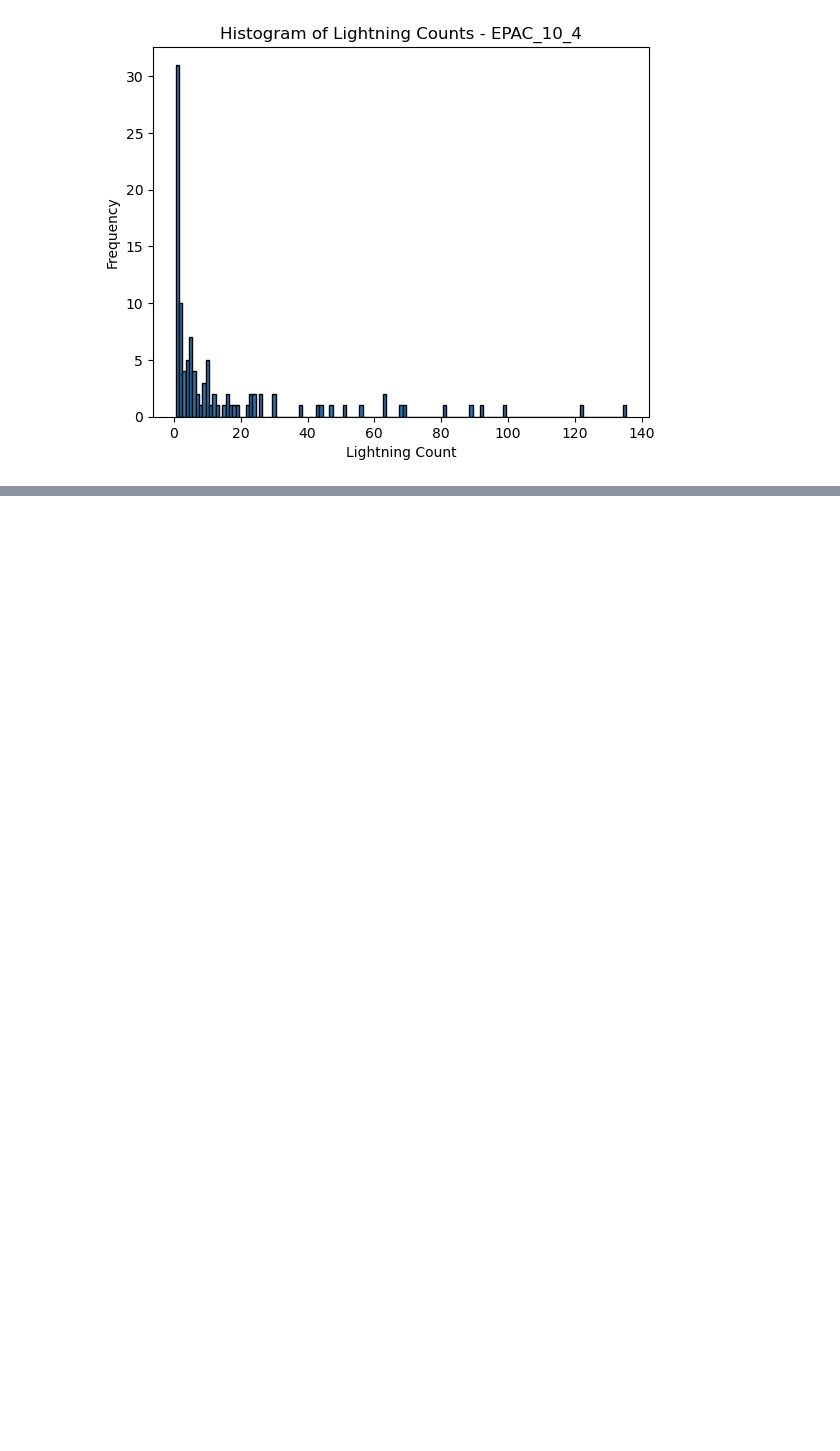
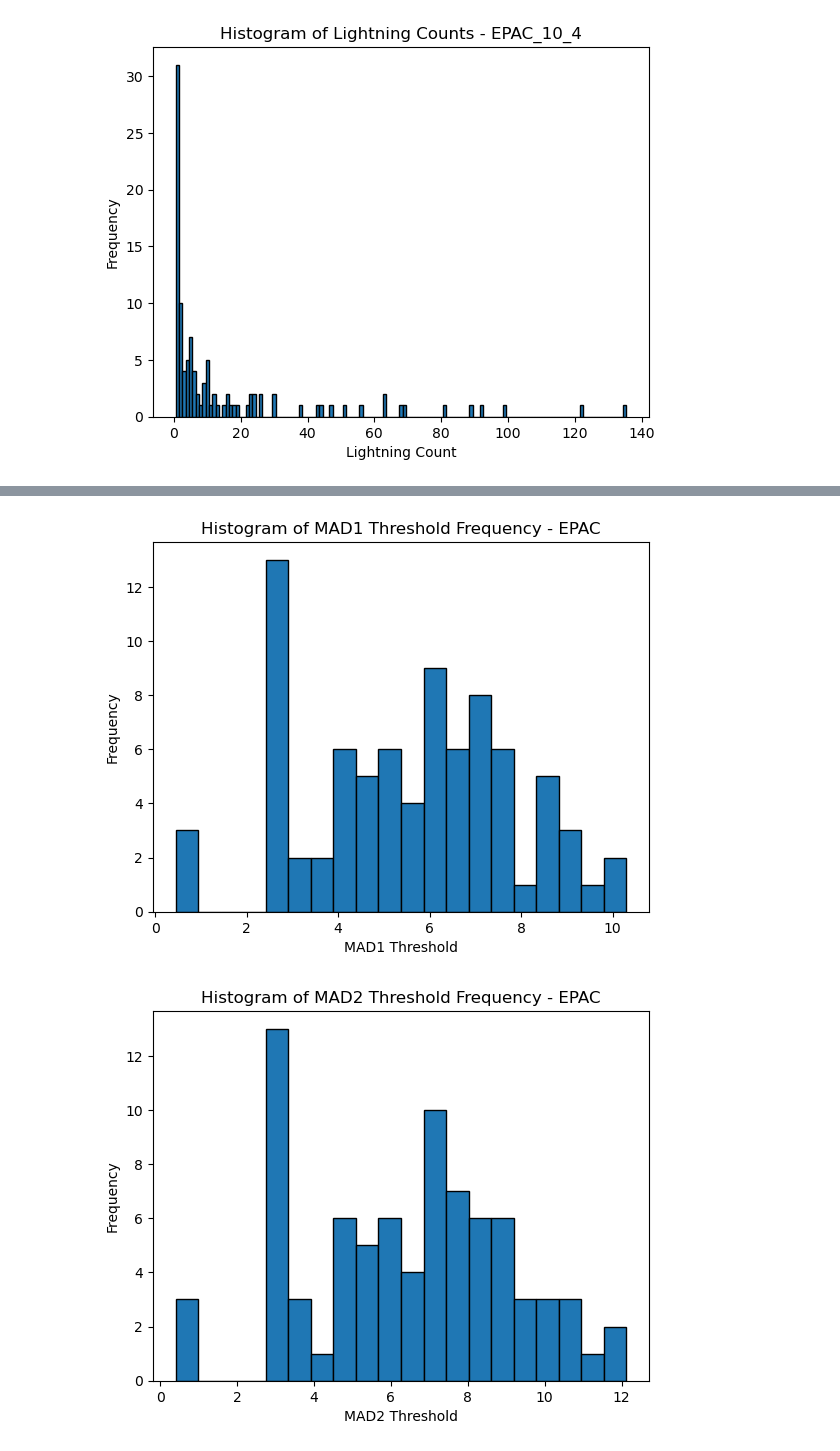
Before and after one commit to aprilggg/Lightning_Analysis_NWRA, a Jupyter notebook: lightning_threshold_innercore.ipynb, the cells around one changed output, grey strips where cells are left out. Drawn from its saved outputs; the diff is of its cells as text; code cells hidden in the pictures; blank space fills up the shorter version.

```diff
--- a/lightning_threshold_innercore.ipynb
+++ b/lightning_threshold_innercore.ipynb
@@ -261,0 +259,7 @@ plt.show()
+# %%
+# basin-level summary of bursts
+epac_storm_codes = epac_data["storm_code"].unique()
+epac_agg_result = agg_result[agg_result["storm_code"].isin(epac_storm_codes)]
+
+epac_agg_summary = epac_agg_result.drop(columns='storm_code').mean()
+print(epac_agg_summary)
@@ -261,0 +280,47 @@ plt.show()
+# %%
+# basin-level distribution of thresholds
+
+# distribution of mad1 thresholds
+plt.hist(epac_agg_result["mad1_threshold"], bins=20, edgecolor="black", align="left")
+plt.xlabel("MAD1 Threshold")
+plt.ylabel("Frequency")
+plt.title("Histogram of MAD1 Threshold Frequency - EPAC")
+plt.show()
+
+# distribution of mad2 thresholds
+plt.hist(epac_agg_result["mad2_threshold"], bins=20, edgecolor="black", align="left")
+plt.xlabel("MAD2 Threshold")
+plt.ylabel("Frequency")
+plt.title("Histogram of MAD2 Threshold Frequency - EPAC")
+plt.show()
+
+# distribution of iqr1 thresholds
+plt.hist(epac_agg_result["iqr1_threshold"], bins=20, edgecolor="black", align="left")
+plt.xlabel("IQR1 Threshold")
+plt.ylabel("Frequency")
+plt.title("Histogram of IQR1 Threshold Frequency - EPAC")
+plt.show()
+
+# distribution of iqr2 thresholds
+plt.hist(epac_agg_result["iqr2_threshold"], bins=20, edgecolor="black", align="left")
+plt.xlabel("IQR2 Threshold")
+plt.ylabel("Frequency")
+plt.title("Histogram of IQR2 Threshold Frequency - EPAC")
+plt.show()
+
+# distribution of lognormal1 thresholds
+plt.hist(epac_agg_result["logn1_threshold"], bins=20, edgecolor="black", align="left")
+plt.xlabel("Lognormal 2 sigma Threshold")
+plt.ylabel("Frequency")
+plt.title("Histogram of Lognormal 2 sigma Threshold Frequency - EPAC")
+plt.show()
+
+# distribution of lognormal2 thresholds
+plt.hist(epac_agg_result["logn2_threshold"], bins=20, edgecolor="black", align="left")
+plt.xlabel("Lognormal 2 sigma Threshold")
+plt.ylabel("Frequency")
+plt.title("Histogram of Lognormal 3 sigma Threshold Frequency - EPAC")
+plt.show()
+# %% [output]
+[figure, added]
+[figure, added]
```
Also changed, not shown: parts of 35 cells of this notebook.
